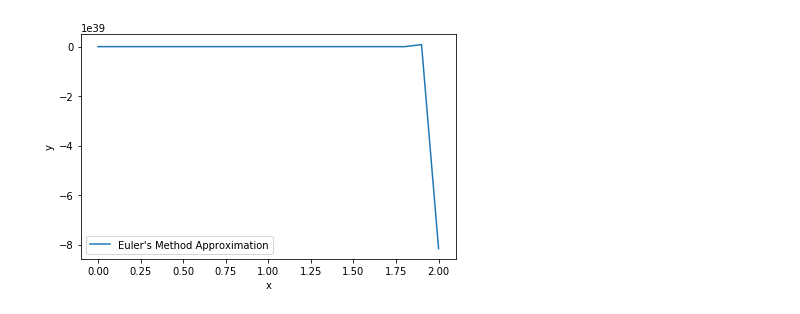
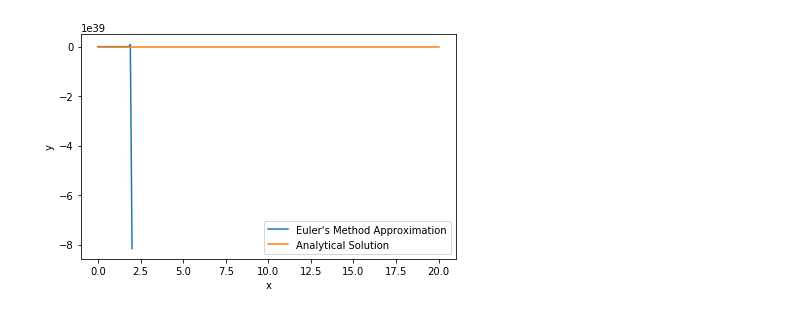
Before and after one commit to sk65556/coe311K, a Jupyter notebook: classwork/sk65556-CH19.ipynb, the cells around one changed output. Cells and saved outputs as stored; diff of their text form; code cells hidden in the pictures.

```diff
--- a/classwork/sk65556-CH19.ipynb
+++ b/classwork/sk65556-CH19.ipynb
@@ -3,32 +3,32 @@ import numpy as np
 import matplotlib.pyplot as plt
 
 # Define parameters
 h = 0.1  # step size
 x_start, x_end = 0, 2
 num_steps = int((x_end - x_start) / h)
 x_values = np.linspace(x_start, x_end, num_steps + 1)
 y_values = np.zeros(num_steps + 1)
 
 # Initial condition
 y_values[0] = 0  # y(0) = 0
 # Function representing dy/dx = -2y
 def f(x, y):
     return -1000*y+3000-2000*np.exp(-x)
 
 # Implement Euler's method
 for i in range(num_steps):
     y_values[i + 1] = y_values[i] + h * f(x_values[i], y_values[i])
 
 y=3-0.998*np.exp(-1000*x_values)-2.002*np.exp(-x_values)
 
 # Plot the results
 plt.plot(x_values, y_values, label="Euler's Method Approximation")
-plt.plot(y,label'"")
+plt.plot(y,label="Analytical Solution")
 plt.xlabel('x')
 plt.ylabel('y')
 #plt.title("Approximation of dy/dt = -1000y+3000-2000e^-t using Euler's Method")
 plt.legend()
 plt.tight_layout()
 plt.show()
 # %% [output]
-[figure, old version]
+[figure, new version]
```
Also changed, not shown: parts of 1 cell of this notebook, 1 other file.
